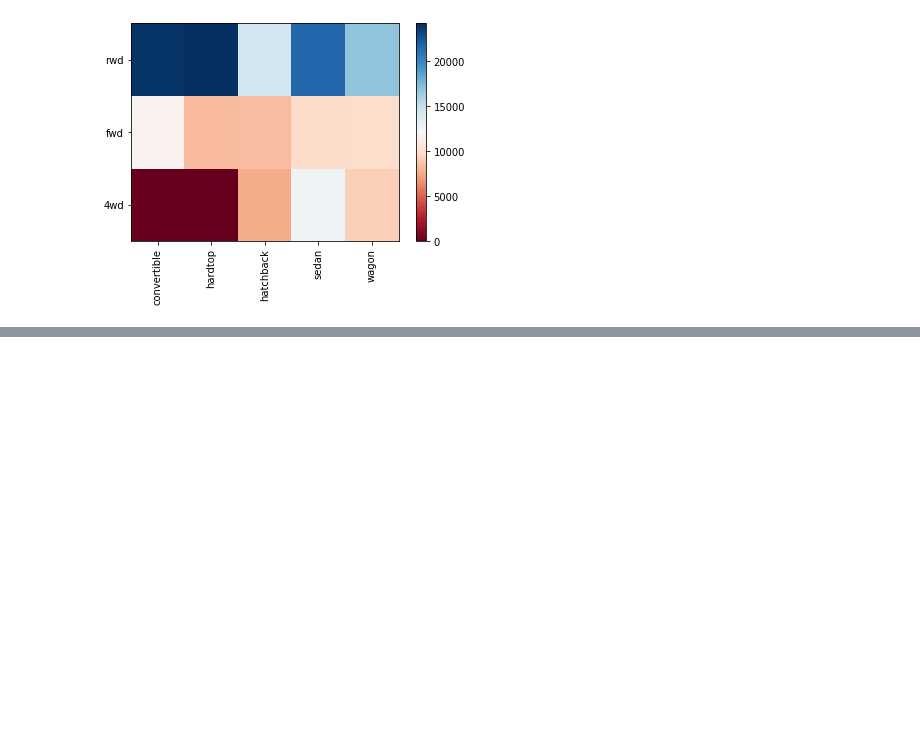
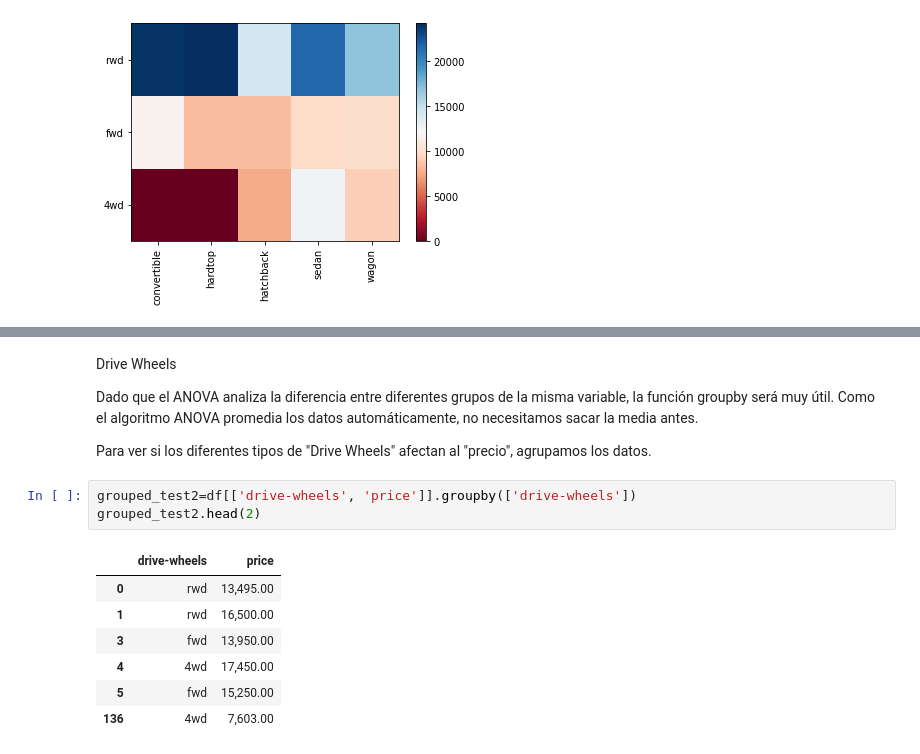
Before and after one commit to FernandoCallasaca/data_science_projects, a Jupyter notebook: Automobile_Dataset_Parte_2.ipynb, the cells around one changed output, grey strips where cells are left out. Saved outputs shown, nothing was run; the diff lists cells and outputs as text; blank space fills up the shorter version.

```diff
--- a/Automobile_Dataset_Parte_2.ipynb
+++ b/Automobile_Dataset_Parte_2.ipynb
@@ -255,0 +368,17 @@ plt.show()
+# %% [markdown]
+Drive Wheels
+
+Dado que el ANOVA analiza la diferencia entre diferentes grupos de la misma variable, la función groupby será muy útil. Como el algoritmo ANOVA promedia los datos automáticamente, no necesitamos sacar la media antes.
+
+Para ver si los diferentes tipos de "Drive Wheels" afectan al "precio", agrupamos los datos.
+# %%
+grouped_test2=df[['drive-wheels', 'price']].groupby(['drive-wheels'])
+grouped_test2.head(2)
+# %% [output]
+|  | drive-wheels | price |
+| 0 | rwd | 13,495.00 |
+| 1 | rwd | 16,500.00 |
+| 3 | fwd | 13,950.00 |
+| 4 | 4wd | 17,450.00 |
+| 5 | fwd | 15,250.00 |
+| 136 | 4wd | 7,603.00 |
```
Also changed, not shown: parts of 33 cells of this notebook.
